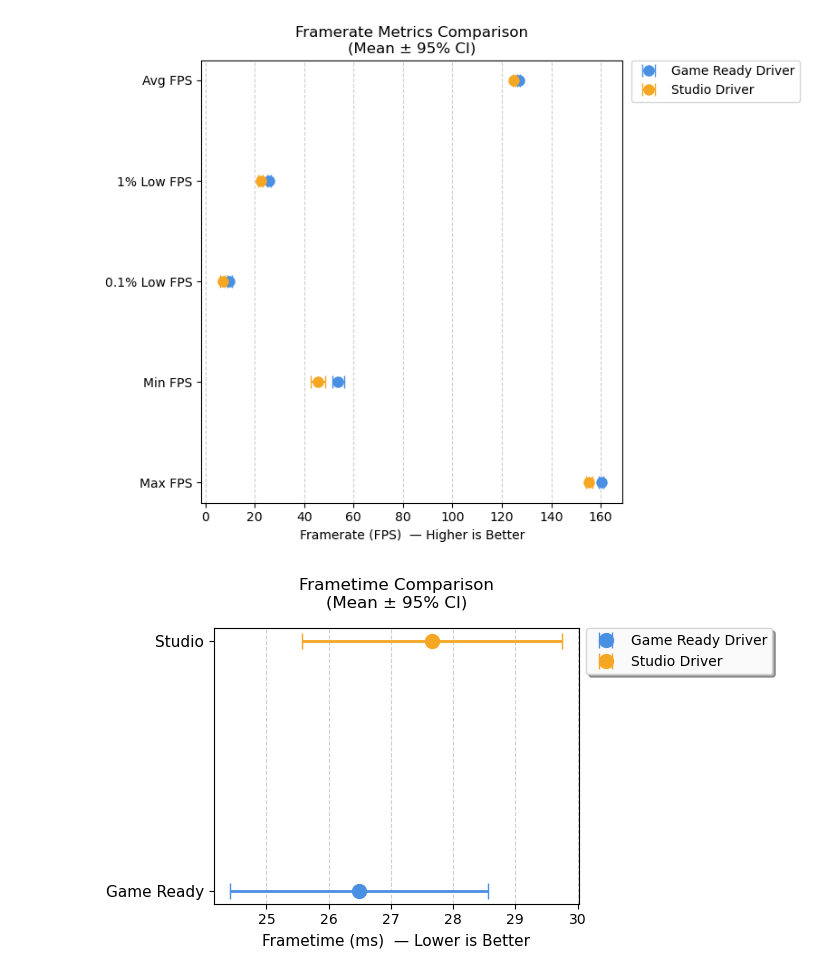
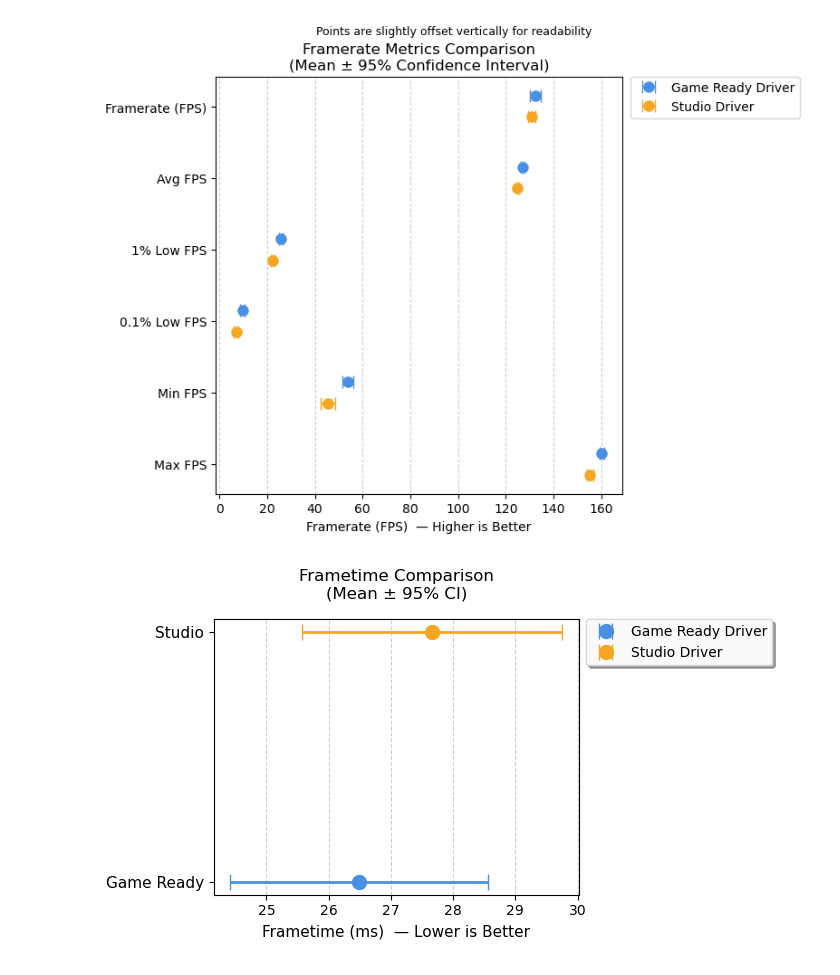
Before and after one commit to AungMoonLord/Game-Benchmark-Driver-Performance-Evaluation-, a Jupyter notebook: Visualization/graph_dotplot_error_bar.ipynb, the cells around one changed output. Drawn from its saved outputs; the diff is of its cells as text; code cells hidden in the pictures.

```diff
--- a/Visualization/graph_dotplot_error_bar.ipynb
+++ b/Visualization/graph_dotplot_error_bar.ipynb
@@ -1,6 +1,7 @@
 # %%
 import pandas as pd
 import matplotlib.pyplot as plt
+import numpy as np
 import re
 
 # -----------------------------
@@ -23,6 +24,7 @@ def extract_ci(ci_str):
 # FPS metrics (semantic order)
 # -----------------------------
 fps_metrics = [
+    'Framerate (FPS)',
     'Framerate Avg (FPS)',
     'Framerate 1% Low (FPS)',
     'Framerate 0.1% Low (FPS)',
@@ -31,6 +33,7 @@ fps_metrics = [
 ]
 
 labels_fps = [
+    'Framerate (FPS)',
     'Avg FPS',
     '1% Low FPS',
     '0.1% Low FPS',
@@ -38,44 +41,50 @@ labels_fps = [
     'Max FPS'
 ]
 
+# -----------------------------
+# Extract values
+# -----------------------------
 means_gr = [df_gr.loc[m, 'Mean'] for m in fps_metrics]
 cis_gr   = [extract_ci(df_gr.loc[m, 'CI']) for m in fps_metrics]
 
 means_st = [df_st.loc[m, 'Mean'] for m in fps_metrics]
 cis_st   = [extract_ci(df_st.loc[m, 'CI']) for m in fps_metrics]
 
-y_pos = range(len(fps_metrics))
+y_pos = np.arange(len(fps_metrics))
+offset = 0.15
 
 # -----------------------------
 # Plot: FPS
 # -----------------------------
 plt.figure(figsize=(8, 6))
 
 plt.errorbar(
-    means_gr, y_pos, xerr=cis_gr,
+    means_gr, y_pos - offset, xerr=cis_gr,
     fmt='o', capsize=5, markersize=8,
     label='Game Ready Driver', color='#4A90E2'
 )
 
 plt.errorbar(
-    means_st, y_pos, xerr=cis_st,
+    means_st, y_pos + offset, xerr=cis_st,
     fmt='o', capsize=5, markersize=8,
     label='Studio Driver', color='#F5A623'
 )
 
 plt.yticks(y_pos, labels_fps)
 plt.xlabel('Framerate (FPS)  — Higher is Better')
-plt.title('Framerate Metrics Comparison\n(Mean ± 95% CI)')
+plt.title('Framerate Metrics Comparison\n(Mean ± 95% Confidence Interval)')
+plt.suptitle(
+    'Points are slightly offset vertically for readability',
+    fontsize=9, y=0.96
+)
+
 plt.grid(axis='x', linestyle='--', alpha=0.6)
 plt.gca().invert_yaxis()
-
-
 plt.legend(loc='upper left', bbox_to_anchor=(1.02, 1), borderaxespad=0.)
-
 plt.tight_layout()
 plt.show()
 # %% [output]
-[figure, old version]
+[figure, new version]
 # %%
 # -----------------------------
 # Frametime data
```
Also changed, not shown: 2 other files.
